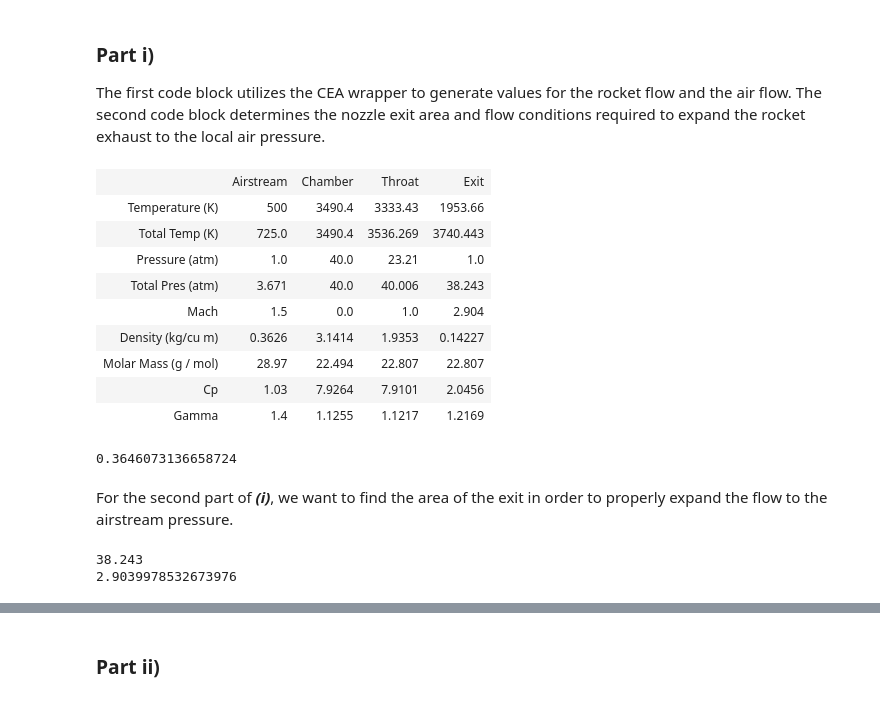
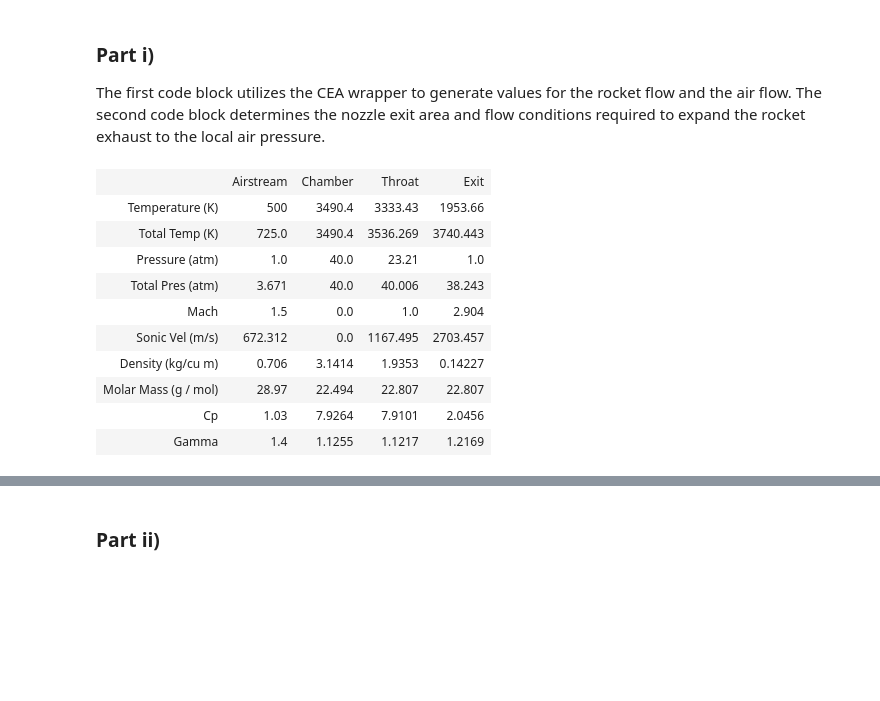
Before and after one commit to BananaBonanza/AAE537, a Jupyter notebook: aae537Hw3.ipynb, the cells around one changed output, grey strips where cells are left out. Saved outputs shown, nothing was run; the diff lists cells and outputs as text; code cells hidden in the pictures; blank space fills up the shorter version.

```diff
--- a/aae537Hw3.ipynb
+++ b/aae537Hw3.ipynb
@@ -99,53 +99,52 @@ mach = [0.000, 1.000,  2.904]
 P0 = [totalPres(P[i],mach[i],gamma[i]) for i in range(len(P))]
 # Total Temperature in K
 T0 = [totalTemp(T[i],mach[i],gamma[i]) for i in range(len(T))]
+# Stream velocity
+u = [rounds(mach[i] * np.sqrt(gamma[i]*(8314/mol[i])*T[i]))
+     for i in range(len(mach))]
 
 ##### Air stream values #####
 T_0a = totalTemp(T_a,M_a)
 P_0a = totalPres(P_a,M_a)
-rho_a = 0.3626 #at T approximately 700 K
+gamma_a = 1.4
+rho_a = 0.7060 #at T approximately 500 K
+u_a = rounds(M_a * np.sqrt(1.4*(8314/28.97)*T_a))
+mol_a = 28.97
+C_pa = 1.030
 
 ## Misc values
 AeAt = 5.8754
 cStar = [1793.8,1793.8]
 cF = [0.6508,1.5069]
 Ivac = [2208.4,2966.6]
 Isp = [1167.5,2703.1]
 
 ## Tabulating values (C stands for 'chart')
 CT = buildTable("Temperature (K)",T,T_a)
 CT0 = buildTable("Total Temp (K)",T0,T_0a)
 CP = buildTable("Pressure (atm)",P,P_a)
 CP0 = buildTable("Total Pres (atm)",P0,P_0a)
 Cmach = buildTable("Mach",mach,M_a)
+Cu = buildTable("Sonic Vel (m/s)",u,u_a)
 Crho = buildTable("Density (kg/cu m)",rho,rho_a)
-Cmol = buildTable("Molar Mass (g / mol)",mol, 28.97 )
+Cmol = buildTable("Molar Mass (g / mol)",mol, mol_a )
 Ccp = buildTable("Cp",C_p,1.030)
 Cgamma = buildTable("Gamma",gamma,1.4)
 
+
 table = [[" ", "Airstream", "Chamber", "Throat", "Exit" ],
-         CT,CT0,CP,CP0,Cmach,Crho,Cmol,Ccp,Cgamma
+         CT,CT0,CP,CP0,Cmach,Cu,Crho,Cmol,Ccp,Cgamma
         ]
 display(HTML(tabulate.tabulate(table, tablefmt='html')))
 # %% [output]
 |  | Airstream | Chamber | Throat | Exit |
 | Temperature (K) | 500 | 3490.4 | 3333.43 | 1953.66 |
 | Total Temp (K) | 725.0 | 3490.4 | 3536.269 | 3740.443 |
 | Pressure (atm) | 1.0 | 40.0 | 23.21 | 1.0 |
 | Total Pres (atm) | 3.671 | 40.0 | 40.006 | 38.243 |
 | Mach | 1.5 | 0.0 | 1.0 | 2.904 |
-| Density (kg/cu m) | 0.3626 | 3.1414 | 1.9353 | 0.14227 |
+| Sonic Vel (m/s) | 672.312 | 0.0 | 1167.495 | 2703.457 |
+| Density (kg/cu m) | 0.706 | 3.1414 | 1.9353 | 0.14227 |
 | Molar Mass (g / mol) | 28.97 | 22.494 | 22.807 | 22.807 |
 | Cp | 1.03 | 7.9264 | 7.9101 | 2.0456 |
 | Gamma | 1.4 | 1.1255 | 1.1217 | 1.2169 |
-0.3646073136658724
-# %% [markdown]
-For the second part of ***(i)***, we want to find the area of the exit in order to properly expand the flow to the airstream pressure.
-# %%
-P0Ps = P0[2]/P[2]
-print(P0Ps)
-exitMach = machFromPres(P0Ps,gamma[2])
-print(exitMach)
-# %% [output]
-38.243
-2.9039978532673976
```
Also changed, not shown: parts of 6 cells of this notebook.
